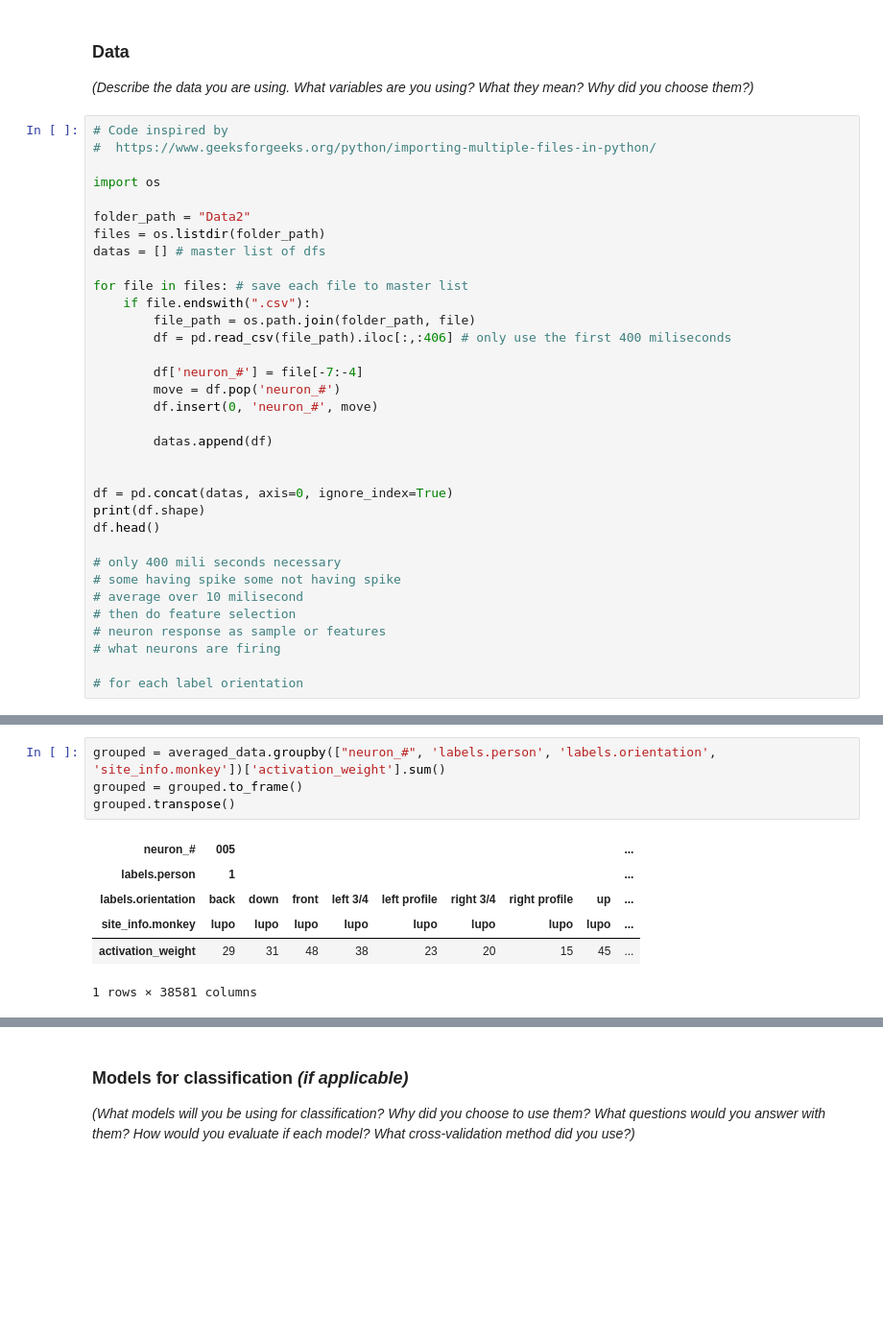
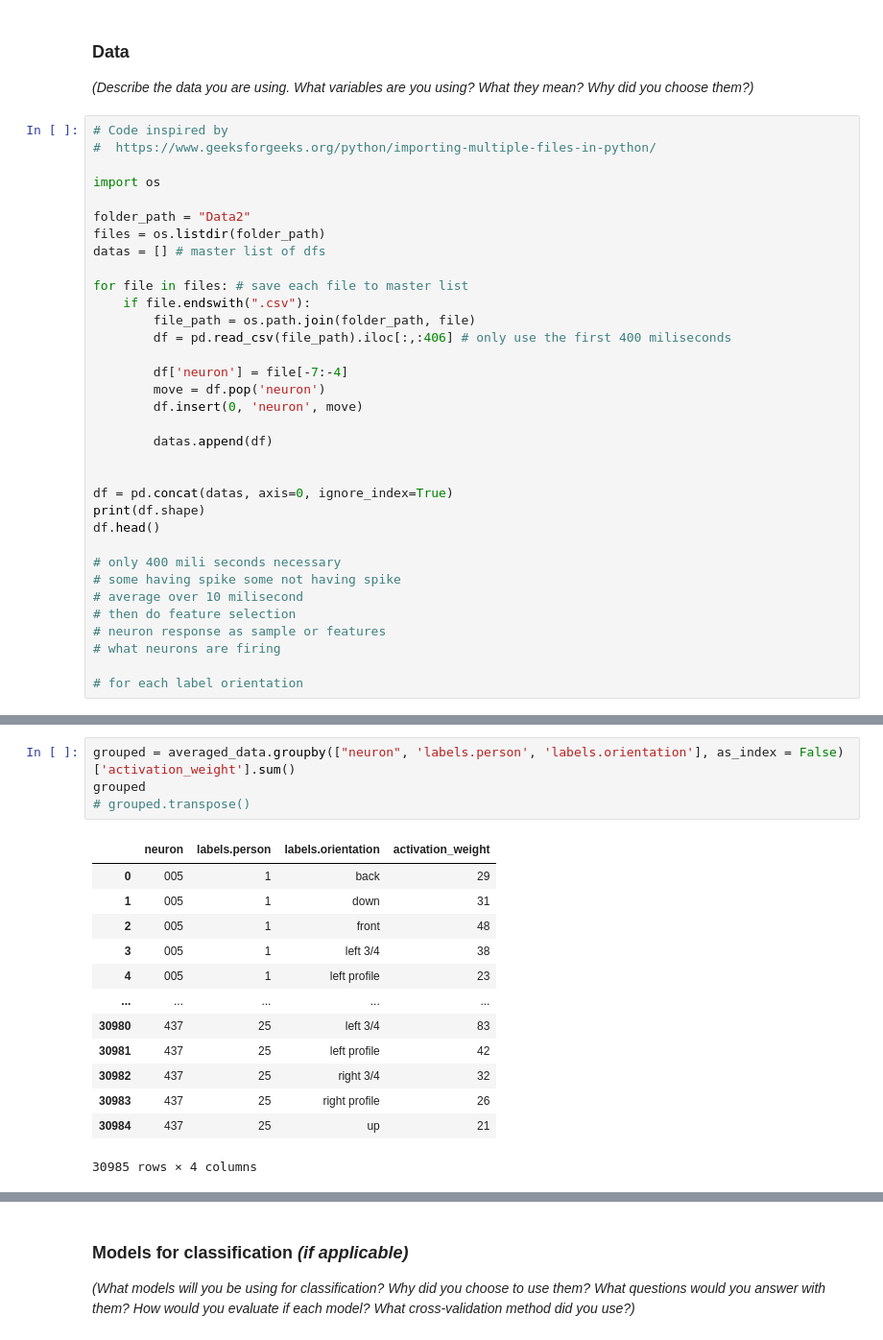
Before and after one commit to aeparisot/CMSE381Project, a Jupyter notebook: ProjectTemplate.ipynb, the cells around one changed output, grey strips where cells are left out. Shown: that part at 96% size. Saved outputs shown, nothing was run; the diff lists cells and outputs as text; blank space fills up the shorter version.

```diff
--- a/ProjectTemplate.ipynb
+++ b/ProjectTemplate.ipynb
@@ -38,9 +38,9 @@ for file in files: # save each file to master list
         file_path = os.path.join(folder_path, file)
         df = pd.read_csv(file_path).iloc[:,:406] # only use the first 400 miliseconds
 
-        df['neuron_#'] = file[-7:-4]
-        move = df.pop('neuron_#')
-        df.insert(0, 'neuron_#', move)
+        df['neuron'] = file[-7:-4]
+        move = df.pop('neuron')
+        df.insert(0, 'neuron', move)
 
         datas.append(df)
 
@@ -92,13 +92,20 @@ averaged_data
 | 206215 | 205 | lupo | am | 200 | 25 | back | ... |
 206216 rows × 8 columns
 # %%
-grouped = averaged_data.groupby(["neuron_#", 'labels.person', 'labels.orientation', 'site_info.monkey'])['activation_weight'].sum()
-grouped = grouped.to_frame()
-grouped.transpose()
+grouped = averaged_data.groupby(["neuron", 'labels.person', 'labels.orientation'], as_index = False)['activation_weight'].sum()
+grouped
+# grouped.transpose()
 # %% [output]
-| neuron_# | 005 |  |  |  |  |  |  |  | ... |
-| labels.person | 1 |  |  |  |  |  |  |  | ... |
-| labels.orientation | back | down | front | left 3/4 | left profile | right 3/4 | right profile | up | ... |
-| site_info.monkey | lupo | lupo | lupo | lupo | lupo | lupo | lupo | lupo | ... |
-| activation_weight | 29 | 31 | 48 | 38 | 23 | 20 | 15 | 45 | ... |
+|  | neuron | labels.person | labels.orientation | activation_weight |
+| 0 | 005 | 1 | back | 29 |
+| 1 | 005 | 1 | down | 31 |
+| 2 | 005 | 1 | front | 48 |
+| 3 | 005 | 1 | left 3/4 | 38 |
+| 4 | 005 | 1 | left profile | 23 |
+| ... | ... | ... | ... | ... |
+| 30980 | 437 | 25 | left 3/4 | 83 |
+| 30981 | 437 | 25 | left profile | 42 |
+| 30982 | 437 | 25 | right 3/4 | 32 |
+| 30983 | 437 | 25 | right profile | 26 |
+| 30984 | 437 | 25 | up | 21 |
-1 rows × 38581 columns
+30985 rows × 4 columns
```
Also changed, not shown: parts of 6 cells of this notebook.
